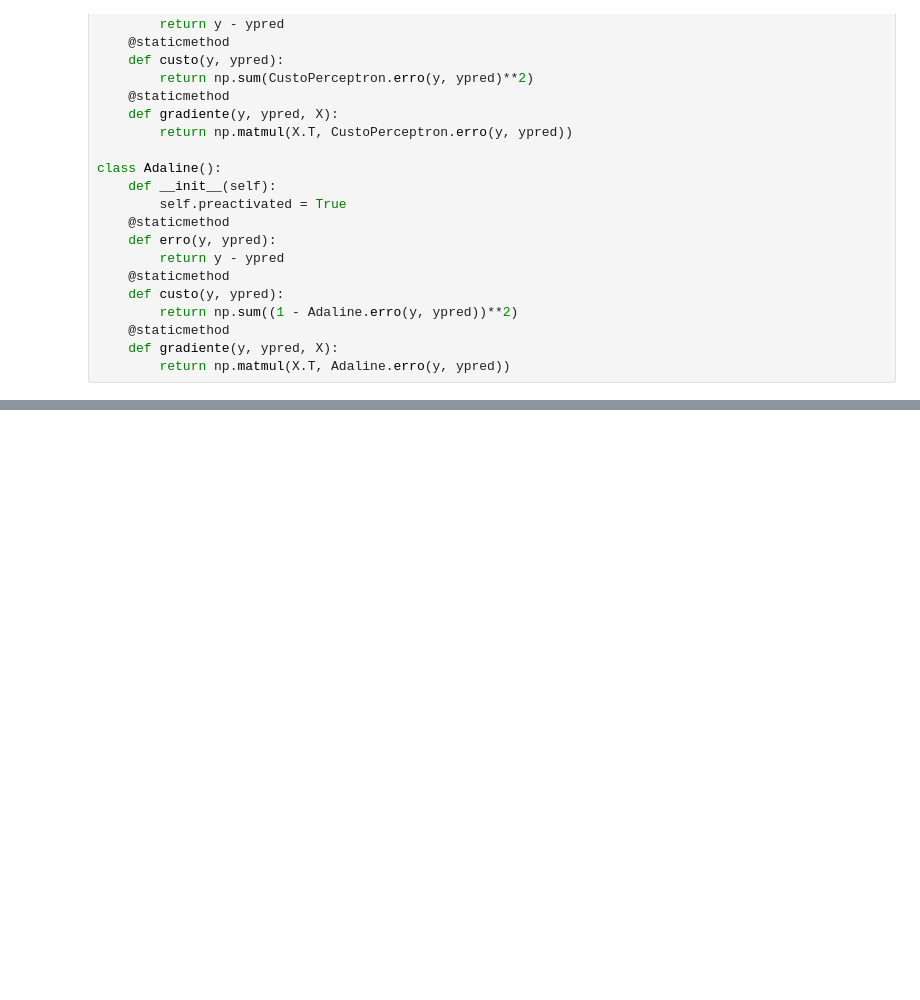
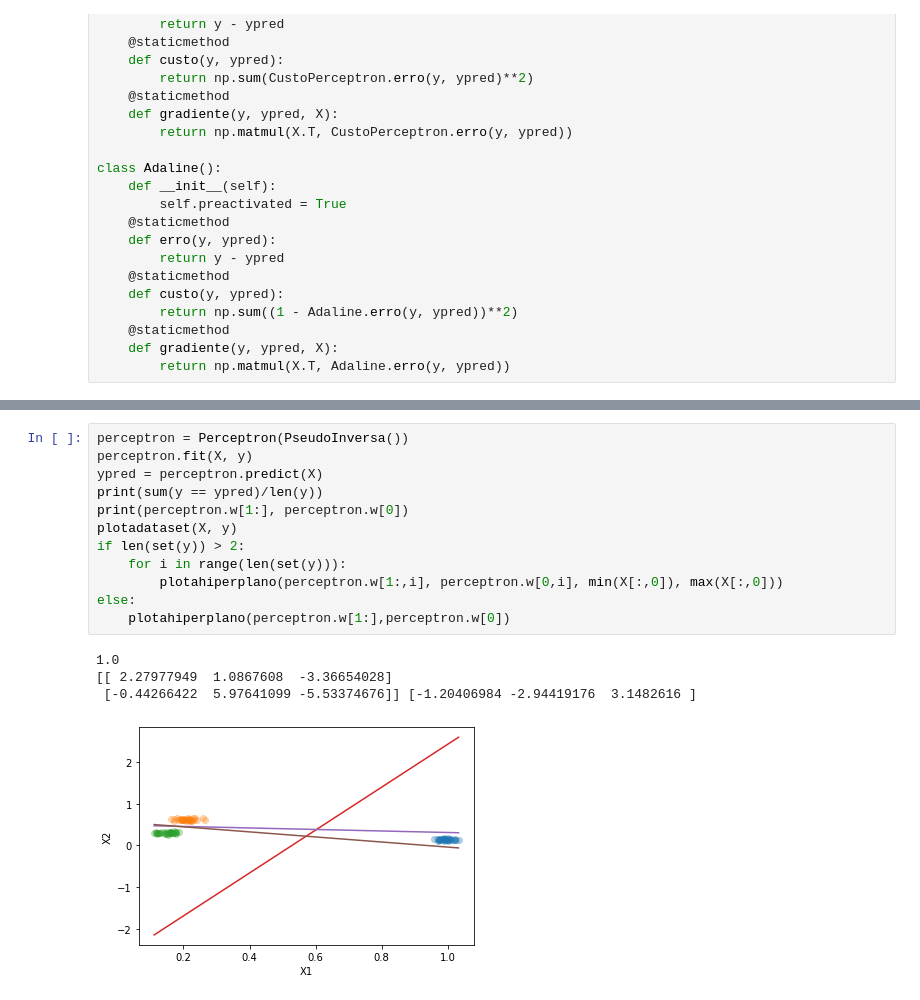
Before and after one commit to fboldt/aulasann, a Jupyter notebook: pinv.ipynb, the cells around one changed output, grey strips where cells are left out. Saved outputs shown, nothing was run; the diff lists cells and outputs as text; blank space fills up the shorter version.

```diff
--- a/pinv.ipynb
+++ b/pinv.ipynb
@@ -120 +139,18 @@ else:
+# %%
+perceptron = Perceptron(PseudoInversa())
+perceptron.fit(X, y)
+ypred = perceptron.predict(X)
+print(sum(y == ypred)/len(y))
+print(perceptron.w[1:], perceptron.w[0])
+plotadataset(X, y)
+if len(set(y)) > 2:
+    for i in range(len(set(y))):
+        plotahiperplano(perceptron.w[1:,i], perceptron.w[0,i], min(X[:,0]), max(X[:,0]))
+else:
+    plotahiperplano(perceptron.w[1:],perceptron.w[0])
+# %% [output]
+1.0
+[[ 2.27977949  1.0867608  -3.36654028]
+ [-0.44266422  5.97641099 -5.53374676]] [-1.20406984 -2.94419176  3.1482616 ]
+[figure, added]
 # %%
```
Also changed, not shown: parts of 7 cells of this notebook.
